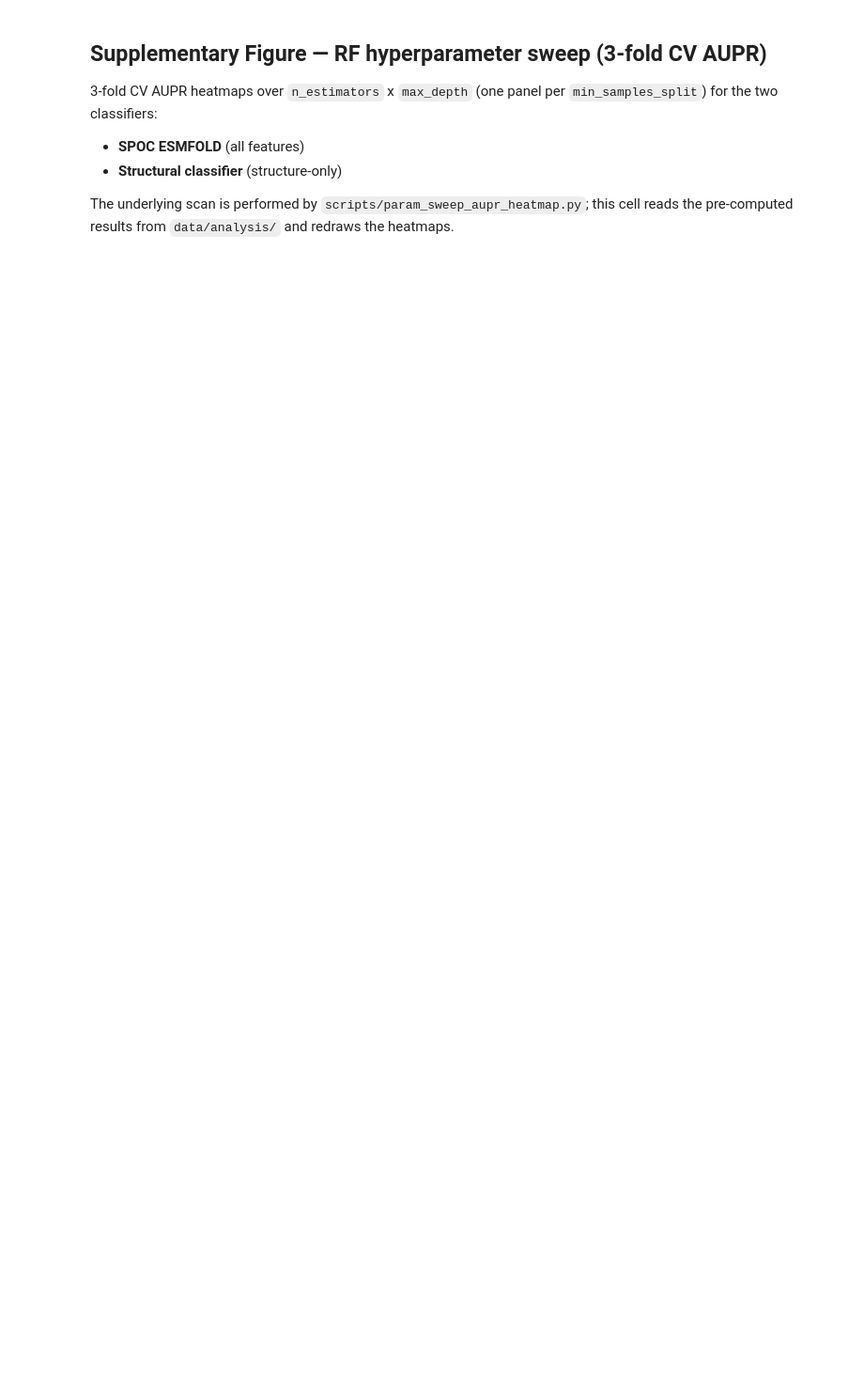
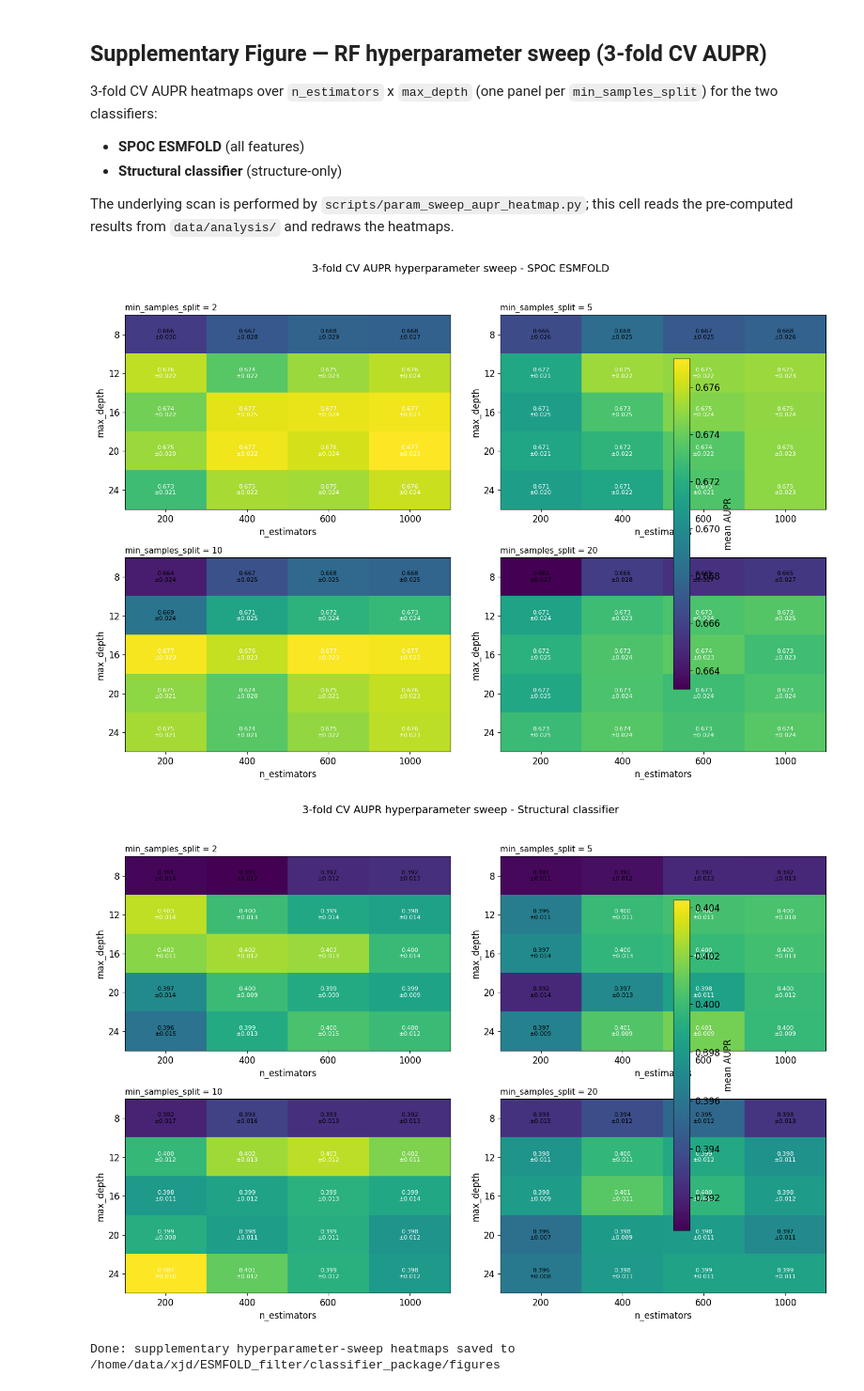
Before and after one commit to Tttgb/SPOC_ESMFold2, a Jupyter notebook: notebooks/visualization.ipynb, the cells around one changed output. Shown at 94% size. Drawn from its saved outputs; the diff is of its cells as text; code cells hidden in the pictures; blank space fills up the shorter version.

```diff
--- a/notebooks/visualization.ipynb
+++ b/notebooks/visualization.ipynb
@@ -68,6 +68,13 @@ plt.rcParams.update({
     'ytick.right': False,
     'xtick.major.size': 3.5,
     'ytick.major.size': 3.5,
+    # opaque white figure background (some dark VS Code themes
+    # render transparent PNGs as black)
+    'figure.facecolor': 'white',
+    'figure.edgecolor': 'white',
+    'axes.facecolor': 'white',
+    'savefig.facecolor': 'white',
+    'savefig.edgecolor': 'white',
 })
 
 # ---- load test / train ------------------------------------------
@@ -663,33 +755,37 @@ for name, csv_path in SWEEP:
     fig, axes = plt.subplots(2, 2, figsize=(14, 10), facecolor='white')
     for ax, ms in zip(axes.ravel(), SPLIT):
         sub = res[res['min_samples_split'] == ms]
         mat = sub.pivot(index='max_depth', columns='n_estimators',
                         values='mean').reindex(index=DEPTH, columns=N_EST).astype(float)
         std = sub.pivot(index='max_depth', columns='n_estimators',
                         values='std').reindex(index=DEPTH, columns=N_EST).astype(float)
 
         im = ax.imshow(mat.values, cmap='viridis', aspect='auto', vmin=vmin, vmax=vmax)
         ax.set_xticks(range(len(N_EST)))
         ax.set_xticklabels([str(n) for n in N_EST])
         ax.set_yticks(range(len(DEPTH)))
         ax.set_yticklabels([str(d) for d in DEPTH])
         ax.set_xlabel('n_estimators')
         ax.set_ylabel('max_depth')
         ax.set_title(f'min_samples_split = {ms}', loc='left', fontsize=11)
 
         for i in range(len(DEPTH)):
             for j in range(len(N_EST)):
                 c = 'white' if mat.values[i, j] > (vmin + vmax) / 2 else 'black'
-                ax.text(j, i, f"{mat.values[i, j]:.3f}
-±{std.values[i, j]:.3f}",
+                ax.text(j, i, f"{mat.values[i, j]:.3f}" + "\n±" + f"{std.values[i, j]:.3f}",
                         ha='center', va='center', fontsize=8, color=c)
 
-    fig.colorbar(im, ax=axes, shrink=0.8, label='mean AUPR')
+    fig.colorbar(im, ax=axes.ravel().tolist(), shrink=0.8, pad=0.02,
+                    label='mean AUPR')
     fig.suptitle(f'3-fold CV AUPR hyperparameter sweep - {name}', fontsize=14)
     fig.tight_layout(rect=[0, 0, 1, 0.96])
     tag = name.replace(' ', '_')
     fig.savefig(f'{FIG_DIR}/supp_param_sweep_aupr_{tag}.pdf', bbox_inches='tight')
     fig.savefig(f'{FIG_DIR}/supp_param_sweep_aupr_{tag}.png', dpi=300, bbox_inches='tight')
     plt.show()
 
 print(f'Done: supplementary hyperparameter-sweep heatmaps saved to {FIG_DIR}')
+# %% [output]
+[figure, added]
+[figure, added]
+Done: supplementary hyperparameter-sweep heatmaps saved to /home/data/xjd/ESMFOLD_filter/classifier_package/figures
```
Also changed, not shown: parts of 8 cells of this notebook.
